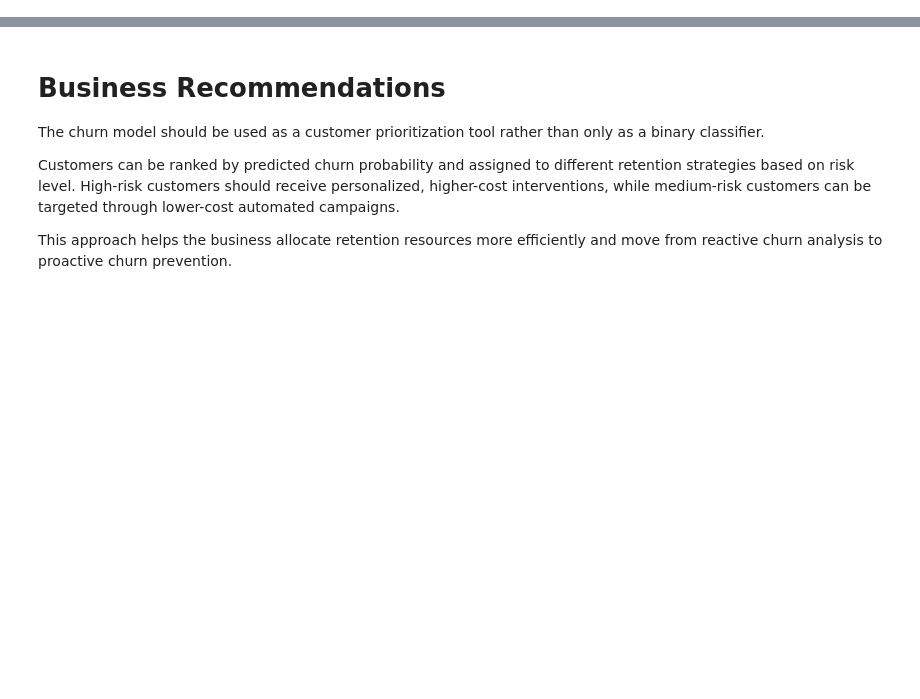
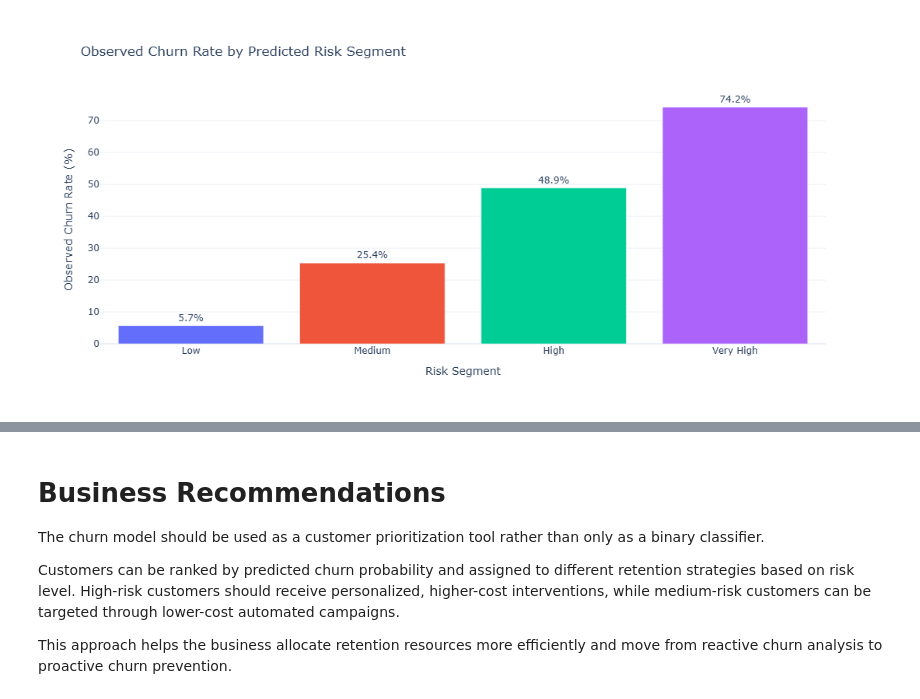
Before and after one commit to Saptaparnineogi/Customer-Churn-Risk-Assessment-and-Retention-Analytics, a Jupyter notebook: notebooks/03_Model_Evaluation_and_Business_Insights.ipynb.ipynb, the cells around one changed output, grey strips where cells are left out. Cells and saved outputs as stored; diff of their text form; code cells hidden in the pictures; blank space fills up the shorter version.

```diff
--- a/notebooks/03_Model_Evaluation_and_Business_Insights.ipynb.ipynb
+++ b/notebooks/03_Model_Evaluation_and_Business_Insights.ipynb.ipynb
@@ -258,0 +353,26 @@ risk_summary.round(2)
+# %%
+fig = px.bar(
+    risk_summary,
+    x="Risk Segment",
+    y="Actual_Churn_Rate",
+    text=risk_summary["Actual_Churn_Rate"].round(1),
+    color="Risk Segment",
+    template="plotly_white",
+    title="Observed Churn Rate by Predicted Risk Segment"
+)
+
+fig.update_traces(
+    texttemplate="%{text:.1f}%",
+    textposition="outside"
+)
+
+fig.update_layout(
+    showlegend=False,
+    width=900,
+    height=500,
+    yaxis_title="Observed Churn Rate (%)"
+)
+
+fig.show()
+# %% [output]
+[figure, added]
```
Also changed, not shown: parts of 32 cells of this notebook.
